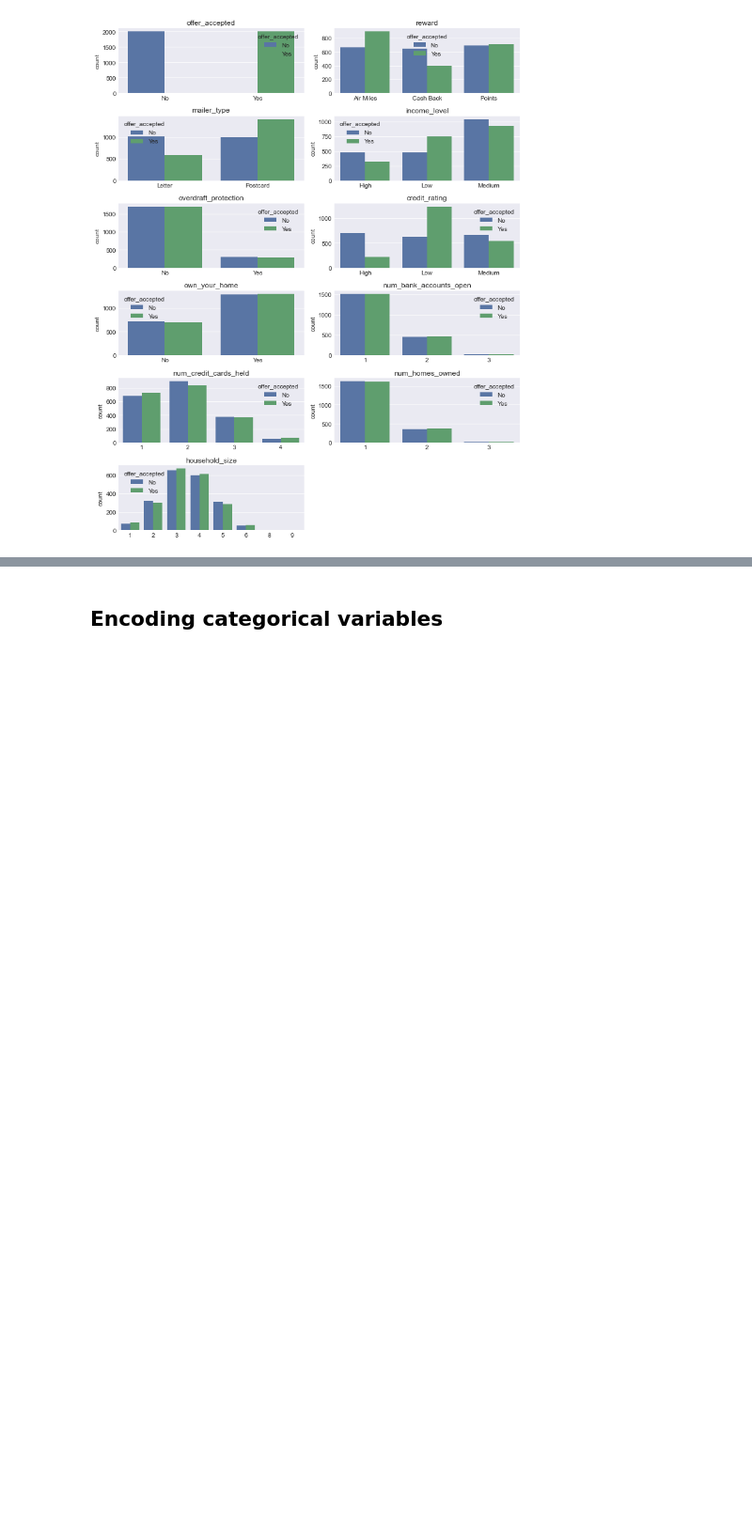
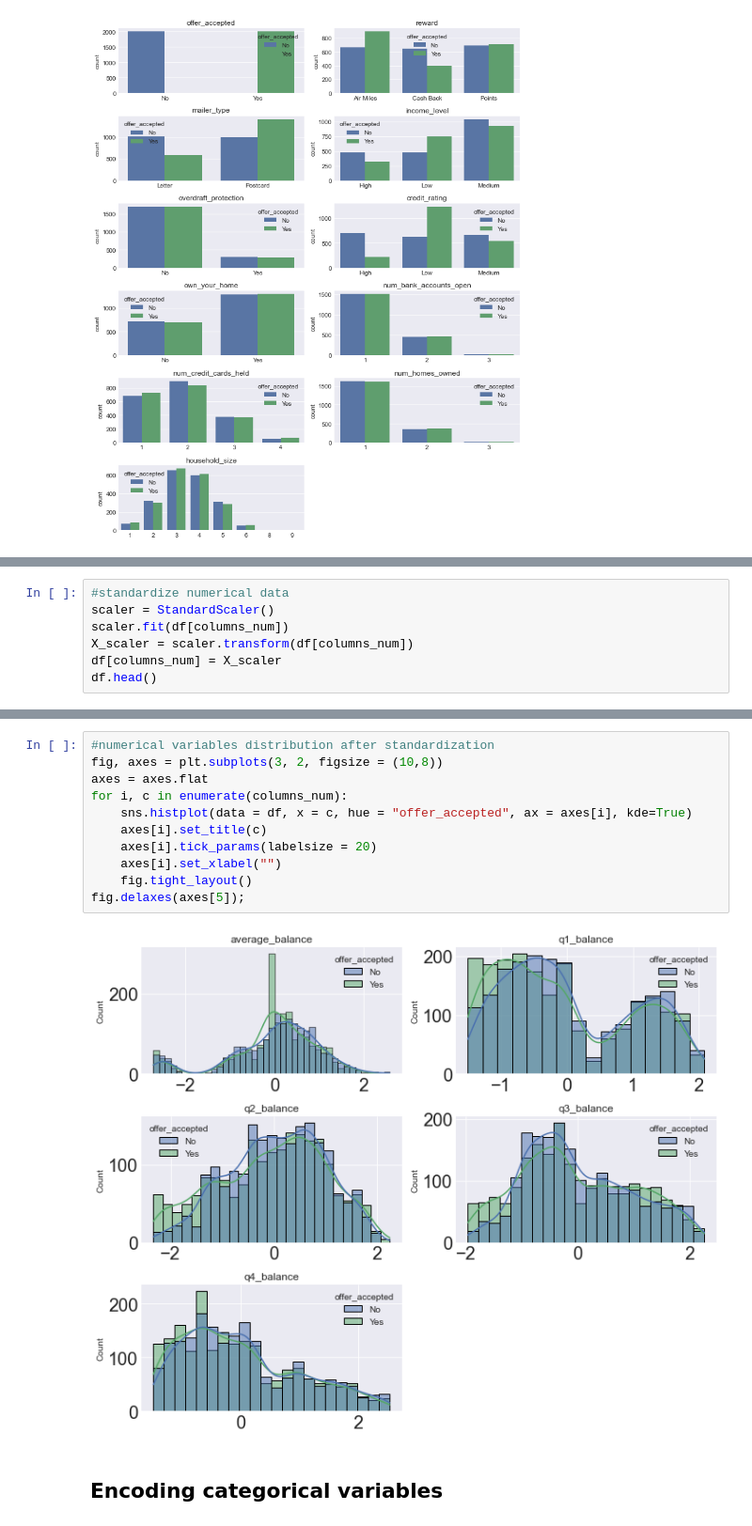
Before and after one commit to ferseguias/ccm_classification, a Jupyter notebook: lab-classification.ipynb, the cells around one changed output, grey strips where cells are left out. Shown at 94% size. Drawn from its saved outputs; the diff is of its cells as text; blank space fills up the shorter version.

```diff
--- a/lab-classification.ipynb
+++ b/lab-classification.ipynb
@@ -318,0 +349,7 @@ fig.delaxes(axes[11]);
+# %%
+#standardize numerical data
+scaler = StandardScaler()
+scaler.fit(df[columns_num])
+X_scaler = scaler.transform(df[columns_num])
+df[columns_num] = X_scaler
+df.head()
@@ -319,2 +363,15 @@ fig.delaxes(axes[11]);
+# %%
+#numerical variables distribution after standardization
+fig, axes = plt.subplots(3, 2, figsize = (10,8))
+axes = axes.flat
+for i, c in enumerate(columns_num):
+    sns.histplot(data = df, x = c, hue = "offer_accepted", ax = axes[i], kde=True)
+    axes[i].set_title(c)
+    axes[i].tick_params(labelsize = 20)
+    axes[i].set_xlabel("")
+    fig.tight_layout()
+fig.delaxes(axes[5]);
+# %% [output]
+[figure, added]
 # %% [markdown]
 ## Encoding categorical variables
```
Also changed, not shown: parts of 21 cells of this notebook.
